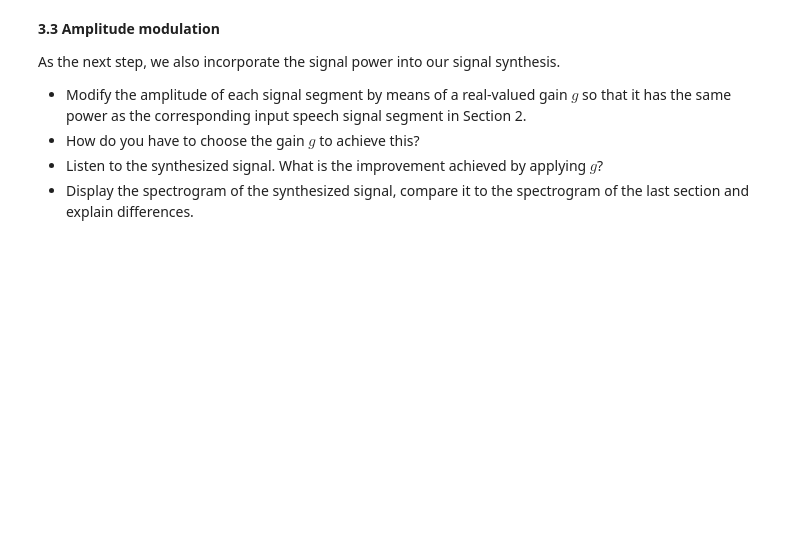
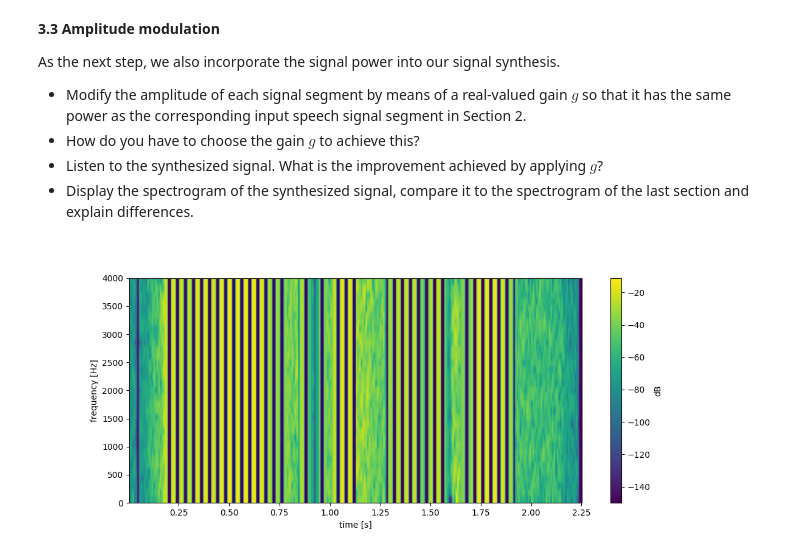
Before and after one commit to leorehm/ssv, a Jupyter notebook: Exercise4/exercise4.ipynb, the cells around one changed output. Cells and saved outputs as stored; diff of their text form; code cells hidden in the pictures; blank space fills up the shorter version.

```diff
--- a/Exercise4/exercise4.ipynb
+++ b/Exercise4/exercise4.ipynb
@@ -391,15 +398,15 @@ As the next step, we also incorporate the signal power into our signal synthesis
 - Listen to the synthesized signal. What is the improvement achieved by applying $g$?
 - Display the spectrogram of the synthesized signal, compare it to the spectrogram of the last section and explain differences.
 # %%
-def amplitude_modulation(m_frames: np.ndarray, v_power: np.ndarray) -> np.ndarray:
+def apply_gain(m_frames: np.ndarray, v_power: np.ndarray) -> np.ndarray:
     for i in range(len(v_power)):
         frame_energy = max(np.sqrt((compute_power(m_frames[i]))), 10**-15)
         gain = v_power[i] / frame_energy
         m_frames[i] *= gain
     return m_frames
 
-m_frames_v_mod = amplitude_modulation(m_frames_v, v_power)
-m_frames_u_mod = amplitude_modulation(m_frames_u, v_power)
+m_frames_v_mod = apply_gain(m_frames_v, v_power)
+m_frames_u_mod = apply_gain(m_frames_u, v_power)
 
 synthesized_signal = synthesize_signal2(v_uv_frames,
     m_frames_u_mod,
@@ -410,6 +417,10 @@ synthesized_signal = synthesize_signal2(v_uv_frames,
 # %%
 sd.play(synthesized_signal, sr)
 sd.wait()
+# %%
+plot_log_magnitude(*compute_stft(synthesized_signal, sr, frame_shift, frame_shift, get_window("hann", int(sr * frame_shift / 1000), True)))
+# %% [output]
+[figure, added]
 # %% [markdown]
 **3.4 Variable f0**
 
```
Also changed, not shown: parts of 8 cells of this notebook, 1 other file.
